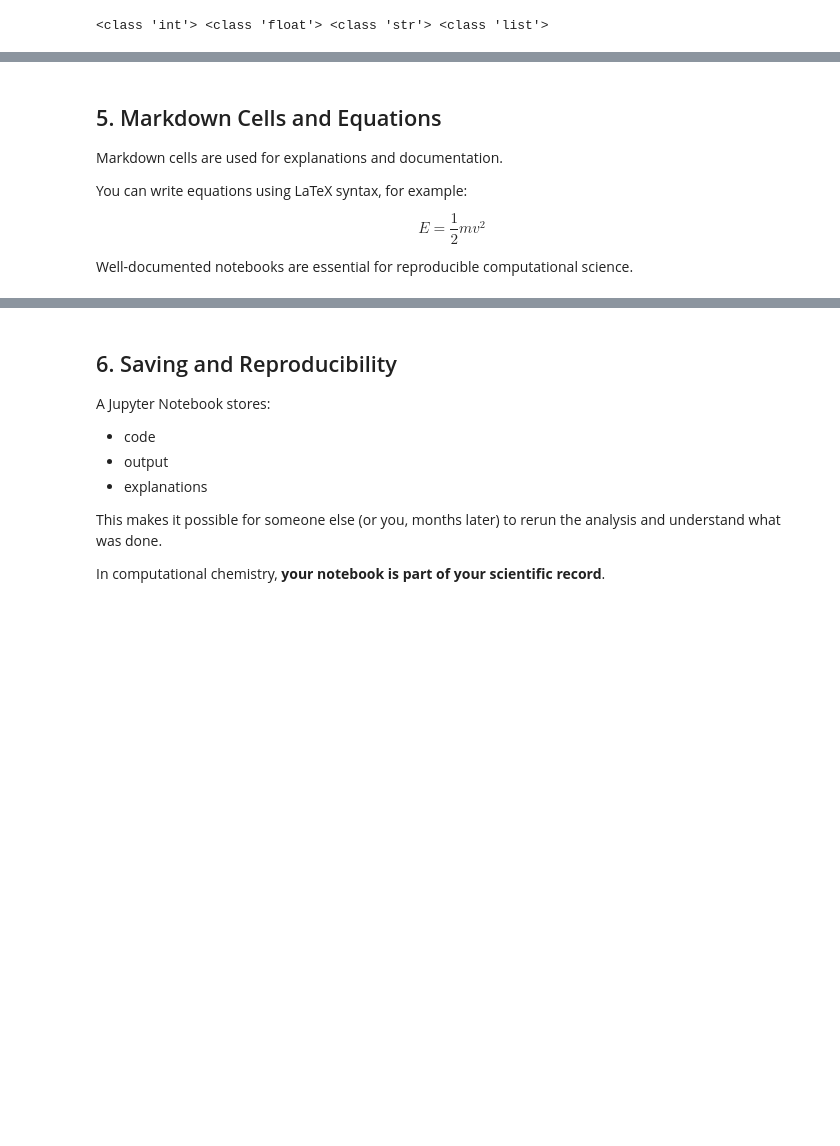
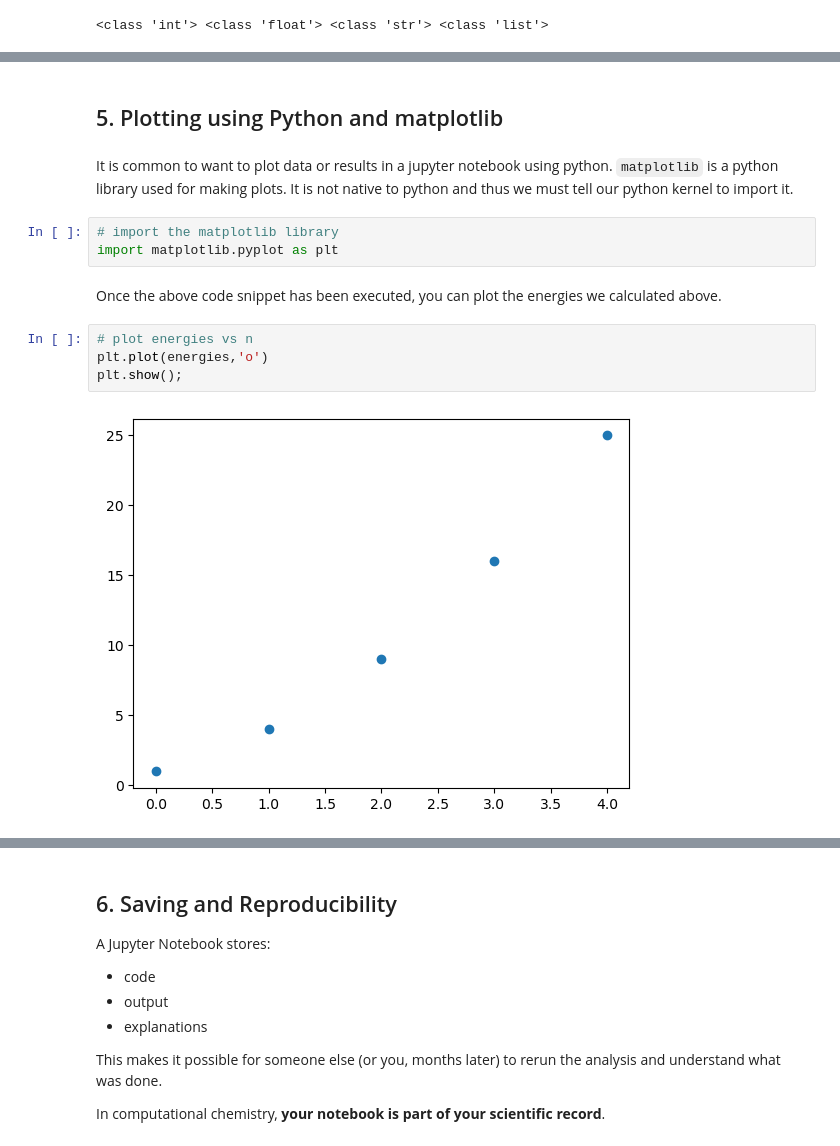
Before and after one commit to mccullaghlab/mccullaghlab.github.io, a Jupyter notebook: Chemistry_Lessons_Jupyter_Notebooks/_build/jupyter_execute/computational_chemistry/hands_on_activities/week2_python_jupyter_hands_on.ipynb, the cells around one changed output, grey strips where cells are left out. Drawn from its saved outputs; the diff is of its cells as text; blank space fills up the shorter version.

```diff
--- a/Chemistry_Lessons_Jupyter_Notebooks/_build/jupyter_execute/computational_chemistry/hands_on_activities/week2_python_jupyter_hands_on.ipynb
+++ b/Chemistry_Lessons_Jupyter_Notebooks/_build/jupyter_execute/computational_chemistry/hands_on_activities/week2_python_jupyter_hands_on.ipynb
@@ -97,14 +172,17 @@ energies
 # %% [output]
 [1, 4, 9, 16, 25]
-# %% [markdown]
-## 5. Markdown Cells and Equations
-
-Markdown cells are used for explanations and documentation.
-
-You can write equations using LaTeX syntax, for example:
-
-\begin{equation}
-E = \frac{1}{2}mv^2
-\end{equation}
-
-Well-documented notebooks are essential for reproducible computational science.
+# %% [markdown]
+## 5. Plotting using Python and matplotlib
+# %% [markdown]
+It is common to want to plot data or results in a jupyter notebook using python.  `matplotlib` is a python library used for making plots.  It is not native to python and thus we must tell our python kernel to import it.
+# %%
+# import the matplotlib library
+import matplotlib.pyplot as plt
+# %% [markdown]
+Once the above code snippet has been executed, you can plot the energies we calculated above.
+# %%
+# plot energies vs n
+plt.plot(energies,'o')
+plt.show();
+# %% [output]
+[figure, added]
```
Also changed, not shown: parts of 15 cells of this notebook, 30 other files.
